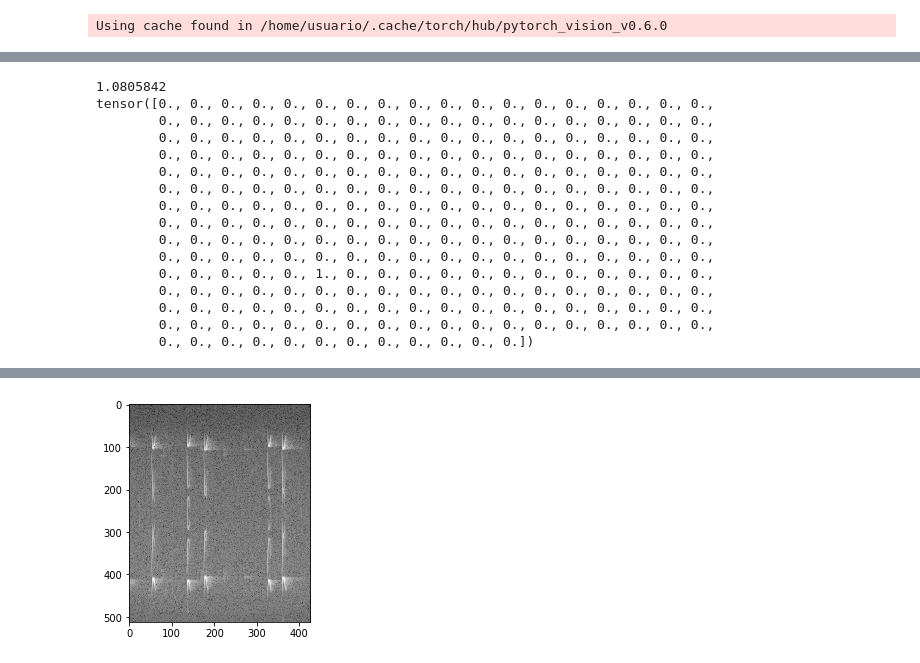
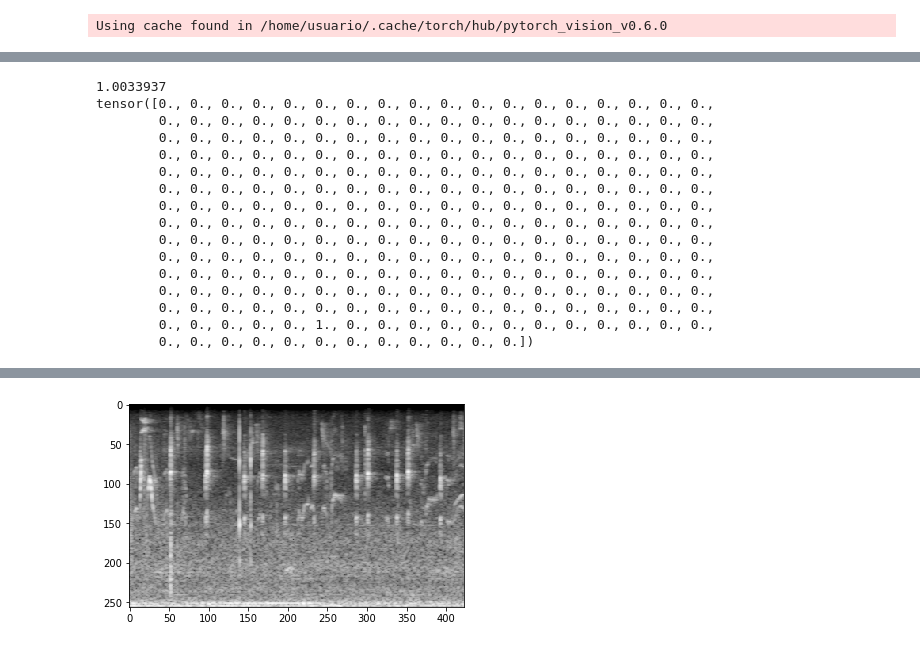
Before and after one commit to jganzabal/kaggle-birds, a Jupyter notebook: 50_pytorch.ipynb, the cells around one changed output, grey strips where cells are left out. Saved outputs shown, nothing was run; the diff lists cells and outputs as text; code cells hidden in the pictures.

Commit message:
mel training

```diff
--- a/50_pytorch.ipynb
+++ b/50_pytorch.ipynb
@@ -54,19 +56,21 @@ len(val_files), len(train_files)
 # %%
 # std_stats
 from birds_utils import get_audio_chunk, get_bin_audio
+# %%
+
+min_std = 0.5
+duration = 5
+
+params = {'batch_size': 64,
+          'shuffle': True,
+          'num_workers': 0}
+
+classes = np.load(f'./models/classes_{n_classes}.npy')
+# classes = np.unique(train_labels)
+n_classes = len(classes)
 # %%
-N = 2
-min_std = 0.5
-duration = 5
-
-params = {'batch_size': 64,
-          'shuffle': True,
-          'num_workers': 0}
-classes = np.unique(train_labels)
-n_classes = len(classes)
-training_set = Dataset(list(train_files)*N, classes, std_stats, chunk_seconds=duration, sr=sr, min_std=min_std, multilabel=True, add_noise=True, add_ambient_noise=True)
-validation_set = Dataset(list(val_files)*N, classes, std_stats, chunk_seconds=duration, sr=sr, min_std=min_std, multilabel=True, add_noise=False, add_ambient_noise=True)
-training_generator = torch.utils.data.DataLoader(training_set, **params)
+N = 1
+validation_set = Dataset(list(val_files)*N, classes, std_stats, chunk_seconds=duration, sr=sr, min_std=min_std, multilabel=True, add_noise=True, add_ambient_noise=True)
 validation_generator = torch.utils.data.DataLoader(validation_set, **params)
 # %%
 for i, (X, y) in enumerate(validation_generator):
@@ -77,7 +89,7 @@ for i, (X, y) in enumerate(validation_generator):
 # %%
 # Load model
-window_size = 1024
-model = get_pytorch_model_all_conv(window_size, resnet='resnet18', pretrained=True, n_classes=n_classes, init_fourier=True, train_fourier=False).to(device)
+window_size = 2048
+model = get_pytorch_model_mel(window_size, resnet='resnet18', pretrained=True, n_classes=n_classes, init_fourier=True, train_fourier=False, n_mels=256).to(device)
 # state_dict = torch.load('model_best_multilabel.pth', map_location=torch.device('cuda'))
 # model.load_state_dict(state_dict)
 # %% [output]
@@ -93,30 +105,30 @@ spec.shape, y_pred.shape
 # %%
-N = 1
+N = 3
 sample_audio = X.detach().cpu().numpy()[N]
 sample_spectrogram = spec.detach().cpu().numpy()[N, :,:]
 plt.imshow(np.flipud(sample_spectrogram), cmap='gray')
 print(sample_audio.std())
 print(y[N])
 ipd.Audio(sample_audio.reshape(-1), rate=sr)
 # %% [output]
-1.0805842
+1.0033937
 tensor([0., 0., 0., 0., 0., 0., 0., 0., 0., 0., 0., 0., 0., 0., 0., 0., 0., 0.,
         0., 0., 0., 0., 0., 0., 0., 0., 0., 0., 0., 0., 0., 0., 0., 0., 0., 0.,
         0., 0., 0., 0., 0., 0., 0., 0., 0., 0., 0., 0., 0., 0., 0., 0., 0., 0.,
         0., 0., 0., 0., 0., 0., 0., 0., 0., 0., 0., 0., 0., 0., 0., 0., 0., 0.,
         0., 0., 0., 0., 0., 0., 0., 0., 0., 0., 0., 0., 0., 0., 0., 0., 0., 0.,
         0., 0., 0., 0., 0., 0., 0., 0., 0., 0., 0., 0., 0., 0., 0., 0., 0., 0.,
         0., 0., 0., 0., 0., 0., 0., 0., 0., 0., 0., 0., 0., 0., 0., 0., 0., 0.,
         0., 0., 0., 0., 0., 0., 0., 0., 0., 0., 0., 0., 0., 0., 0., 0., 0., 0.,
         0., 0., 0., 0., 0., 0., 0., 0., 0., 0., 0., 0., 0., 0., 0., 0., 0., 0.,
         0., 0., 0., 0., 0., 0., 0., 0., 0., 0., 0., 0., 0., 0., 0., 0., 0., 0.,
-        0., 0., 0., 0., 0., 1., 0., 0., 0., 0., 0., 0., 0., 0., 0., 0., 0., 0.,
         0., 0., 0., 0., 0., 0., 0., 0., 0., 0., 0., 0., 0., 0., 0., 0., 0., 0.,
         0., 0., 0., 0., 0., 0., 0., 0., 0., 0., 0., 0., 0., 0., 0., 0., 0., 0.,
         0., 0., 0., 0., 0., 0., 0., 0., 0., 0., 0., 0., 0., 0., 0., 0., 0., 0.,
+        0., 0., 0., 0., 0., 1., 0., 0., 0., 0., 0., 0., 0., 0., 0., 0., 0., 0.,
         0., 0., 0., 0., 0., 0., 0., 0., 0., 0., 0., 0.])
 [interactive output not drawn]
-[figure, old version]
+[figure, new version]
 # %%
 spec.max(), spec.min()
 # %% [output]
```
Also changed, not shown: parts of 16 cells of this notebook, 7 other files.
